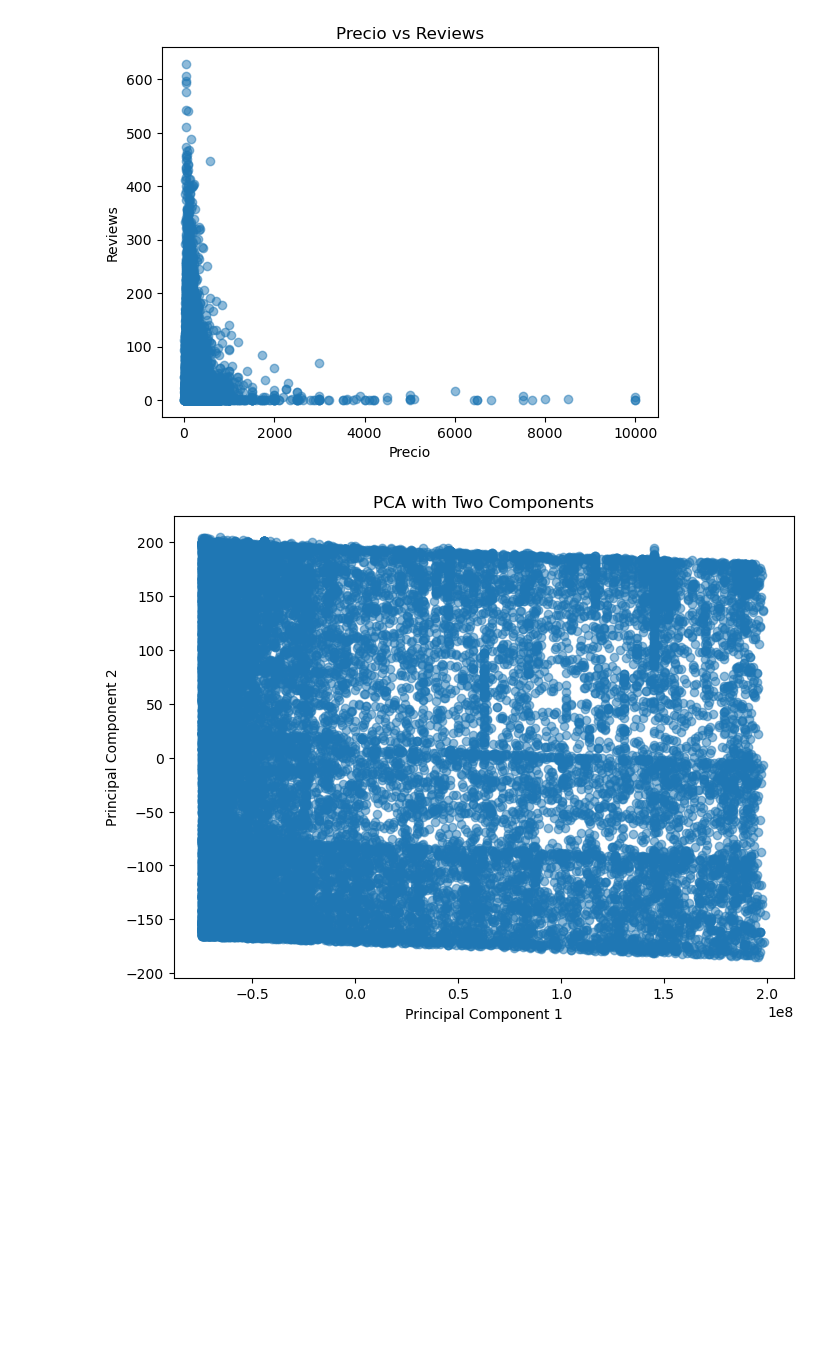
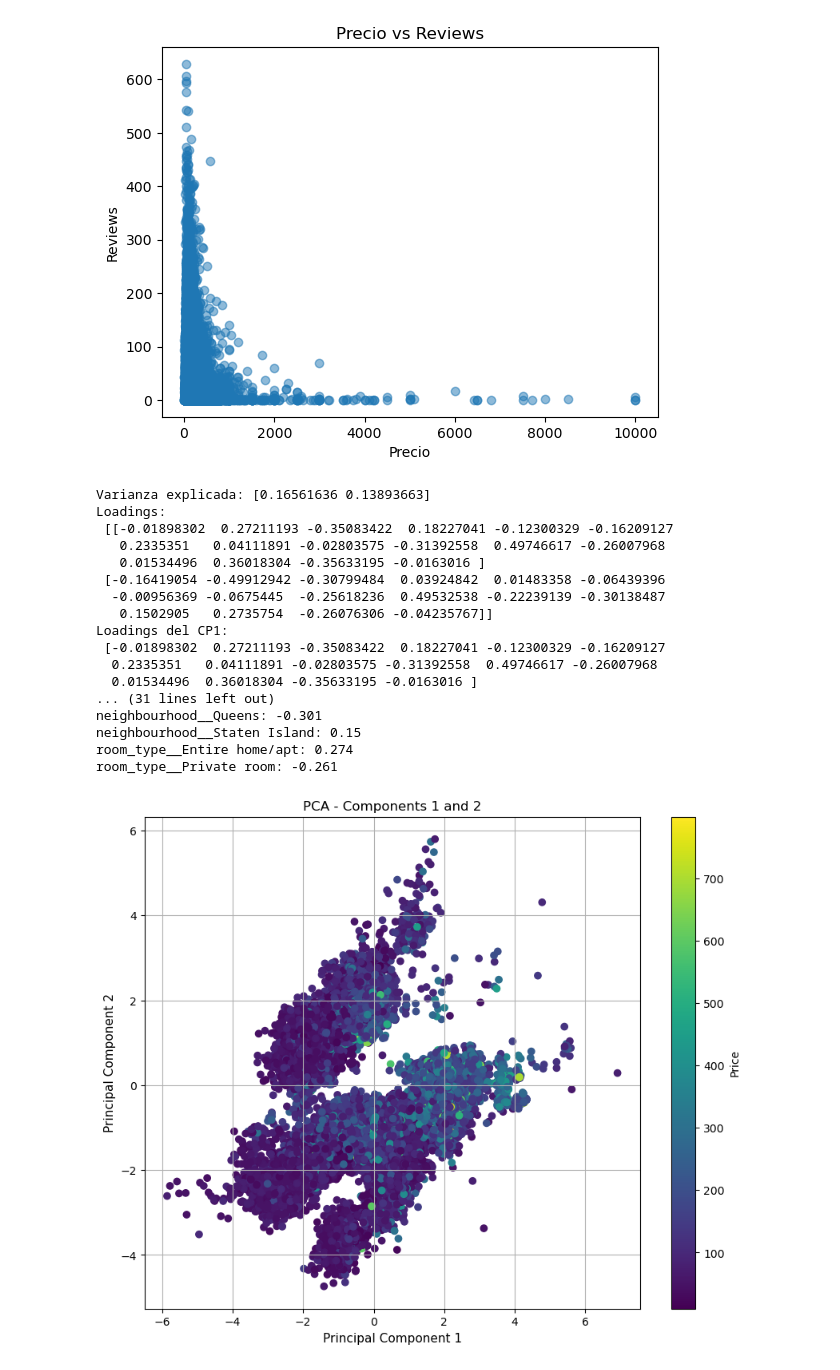
Before and after one commit to tbuscaglia/TP2_Big_Data, a Jupyter notebook: TP2.ipynb, the cells around one changed output. Cells and saved outputs as stored; diff of their text form; code cells hidden in the pictures; blank space fills up the shorter version.

```diff
--- a/TP2.ipynb
+++ b/TP2.ipynb
@@ -222,29 +255,67 @@ plt.show()
 [figure]
 # %%
 # 5) PCA
-
-data.dropna(inplace = True)
-
-# Extract features (X) and target (y)
-X = data.drop(columns = ['neighbourhood_group', 'room_type', 'neighbourhood',
+#Separamos variables
+X = pr.drop(columns = ['neighbourhood_group', 'room_type', 'neighbourhood',
                        'id', 'last_review', 'offer_group', 'price'])
 
+y = pr['price']
+
+#Estandarizamos las variables
+sc = StandardScaler()
+X_stand = sc.fit_transform(X)
+
+#Aplicamos PCA con 2 componentes
 pca = PCA(n_components = 2)
 
-# Fit and transform the data
-X_pca = pca.fit_transform(X)
+dpto_pca = pca.fit_transform(X_stand)
 
-# Plot the first two principal components
-plt.figure(figsize = (8, 6))
-plt.scatter(X_pca[:, 0], X_pca[:, 1], alpha = 0.5)
-plt.xlabel('Principal Component 1')
-plt.ylabel('Principal Component 2')
-plt.title('PCA with Two Components')
+#Varianza explicada y loading vectors
+print("Varianza explicada:", pca.explained_variance_ratio_)
+
+loading_vectors = pca.components_
+print("Loadings:\n", pca.components_)
+print("Loadings del CP1:\n",pca.components_[0])
+
+for i, loading_vector in enumerate(loading_vectors):
+    print(f"\nLoading Vector CP{i+1}:")
+    for j, feature in enumerate(X.columns[:-1]):
+        print(f"{feature}: {round(loading_vector[j],3)}")
+    print()
+
+pca_df = pd.DataFrame(data=dpto_pca, columns=['Componente_1', 'Componente_2'])
+
+# Añadir la variable objetivo al DataFrame de los componentes principales
+pca_df['precio'] = y
+
+#Graficar PCA
+plt.figure(figsize=(10, 8))
+plt.scatter(pca_df['Componente_1'], pca_df['Componente_2'], c=pr['price'], cmap='viridis')
+plt.xlabel('Principal Component 1', fontsize=11)
+plt.ylabel('Principal Component 2', fontsize=11)
+plt.title('PCA - Components 1 and 2')
+plt.colorbar(label='Price')
+plt.grid(True)
 plt.show()
-
-explained_variance_ratio = pca.explained_variance_ratio_
 # %% [output]
+Varianza explicada: [0.16561636 0.13893663]
+Loadings:
+ [[-0.01898302  0.27211193 -0.35083422  0.18227041 -0.12300329 -0.16209127
+   0.2335351   0.04111891 -0.02803575 -0.31392558  0.49746617 -0.26007968
+   0.01534496  0.36018304 -0.35633195 -0.0163016 ]
+ [-0.16419054 -0.49912942 -0.30799484  0.03924842  0.01483358 -0.06439396
+  -0.00956369 -0.0675445  -0.25618236  0.49532538 -0.22239139 -0.30138487
+   0.1502905   0.2735754  -0.26076306 -0.04235767]]
+Loadings del CP1:
+ [-0.01898302  0.27211193 -0.35083422  0.18227041 -0.12300329 -0.16209127
+  0.2335351   0.04111891 -0.02803575 -0.31392558  0.49746617 -0.26007968
+  0.01534496  0.36018304 -0.35633195 -0.0163016 ]
+... (31 lines left out)
+neighbourhood__Queens: -0.301
+neighbourhood__Staten Island: 0.15
+room_type__Entire home/apt: 0.274
+room_type__Private room: -0.261
-[figure, old version]
+[figure, new version]
 # %%
 ## Parte III ##
 
```
Also changed, not shown: parts of 7 cells of this notebook.
